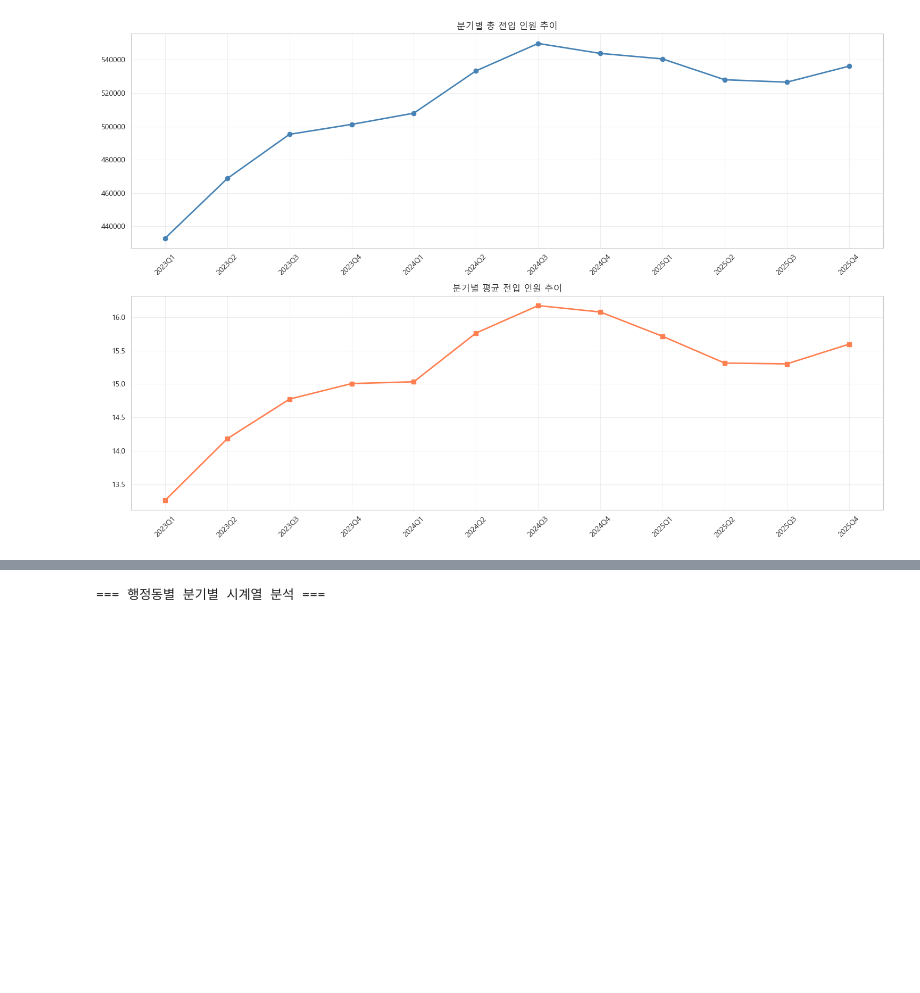
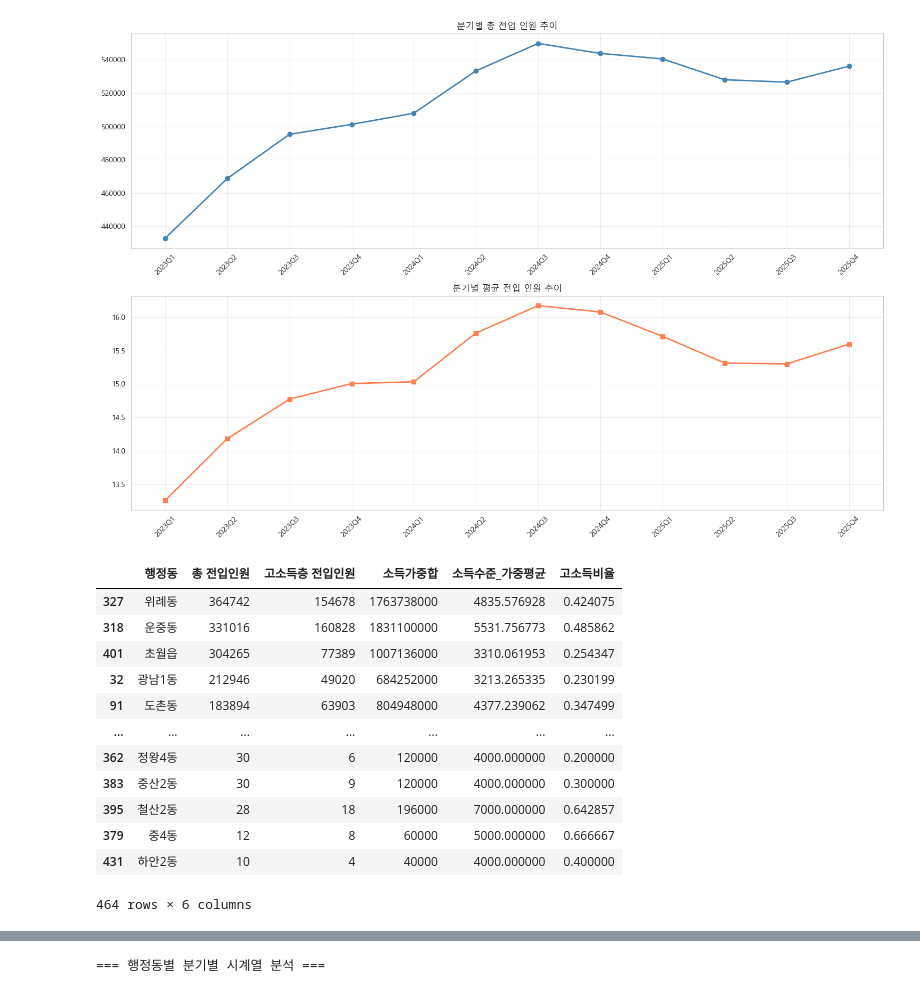
Before and after one commit to bulsajo1/final_project, a Jupyter notebook: sungju/EDA_신용.ipynb, the cells around one changed output, grey strips where cells are left out. Drawn from its saved outputs; the diff is of its cells as text; code cells hidden in the pictures; blank space fills up the shorter version.

```diff
--- a/sungju/EDA_신용.ipynb
+++ b/sungju/EDA_신용.ipynb
@@ -1488,3 +1576,19 @@ plt.show()
 10  2025Q3  526593  15.301264  34415
 11  2025Q4  536201  15.595852  34381
 [figure]
+# %%
+immigration_by_dong
+# %% [output]
+|  | 행정동 | 총 전입인원 | 고소득층 전입인원 | 소득가중합 | 소득수준_가중평균 | 고소득비율 |
+| 327 | 위례동 | 364742 | 154678 | 1763738000 | 4835.576928 | 0.424075 |
+| 318 | 운중동 | 331016 | 160828 | 1831100000 | 5531.756773 | 0.485862 |
+| 401 | 초월읍 | 304265 | 77389 | 1007136000 | 3310.061953 | 0.254347 |
+| 32 | 광남1동 | 212946 | 49020 | 684252000 | 3213.265335 | 0.230199 |
+| 91 | 도촌동 | 183894 | 63903 | 804948000 | 4377.239062 | 0.347499 |
+| ... | ... | ... | ... | ... | ... | ... |
+| 362 | 정왕4동 | 30 | 6 | 120000 | 4000.000000 | 0.200000 |
+| 383 | 중산2동 | 30 | 9 | 120000 | 4000.000000 | 0.300000 |
+| 395 | 철산2동 | 28 | 18 | 196000 | 7000.000000 | 0.642857 |
+| 379 | 중4동 | 12 | 8 | 60000 | 5000.000000 | 0.666667 |
+| 431 | 하안2동 | 10 | 4 | 40000 | 4000.000000 | 0.400000 |
+464 rows × 6 columns
```
Also changed, not shown: parts of 4 cells of this notebook.
